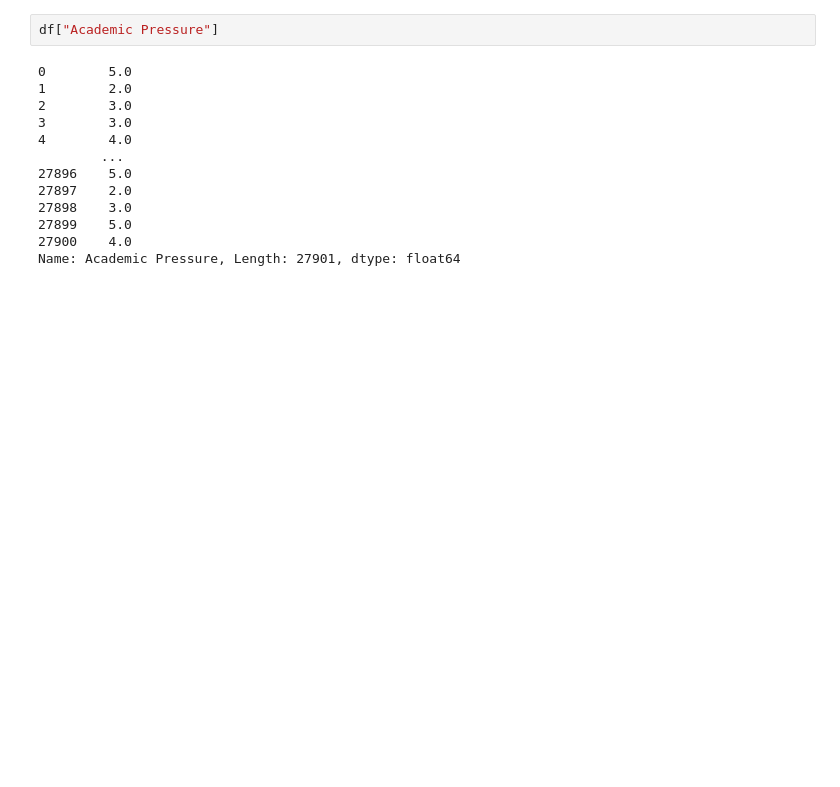
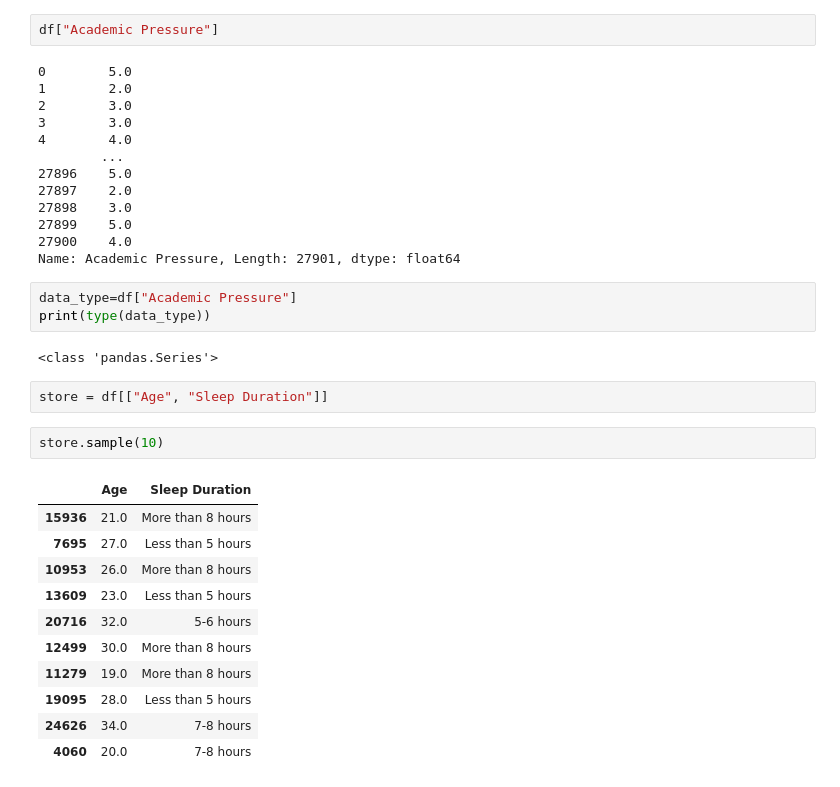
Before and after one commit to lalitkrchoudhary/gen_ai, a Jupyter notebook: o.ipynb, the cells around one changed output. Drawn from its saved outputs; the diff is of its cells as text; blank space fills up the shorter version.

Commit message:
Update execution counts and add output display for 'Academic Pressure' and 'Age, Sleep Duration' DataFrame

```diff
--- a/o.ipynb
+++ b/o.ipynb
@@ -262,3 +262,24 @@ df["Academic Pressure"]
 27899    5.0
 27900    4.0
 Name: Academic Pressure, Length: 27901, dtype: float64
+# %%
+data_type=df["Academic Pressure"]
+print(type(data_type))
+# %% [output]
+<class 'pandas.Series'>
+# %%
+store = df[["Age", "Sleep Duration"]]
+# %%
+store.sample(10)
+# %% [output]
+|  | Age | Sleep Duration |
+| 15936 | 21.0 | More than 8 hours |
+| 7695 | 27.0 | Less than 5 hours |
+| 10953 | 26.0 | More than 8 hours |
+| 13609 | 23.0 | Less than 5 hours |
+| 20716 | 32.0 | 5-6 hours |
+| 12499 | 30.0 | More than 8 hours |
+| 11279 | 19.0 | More than 8 hours |
+| 19095 | 28.0 | Less than 5 hours |
+| 24626 | 34.0 | 7-8 hours |
+| 4060 | 20.0 | 7-8 hours |
```
